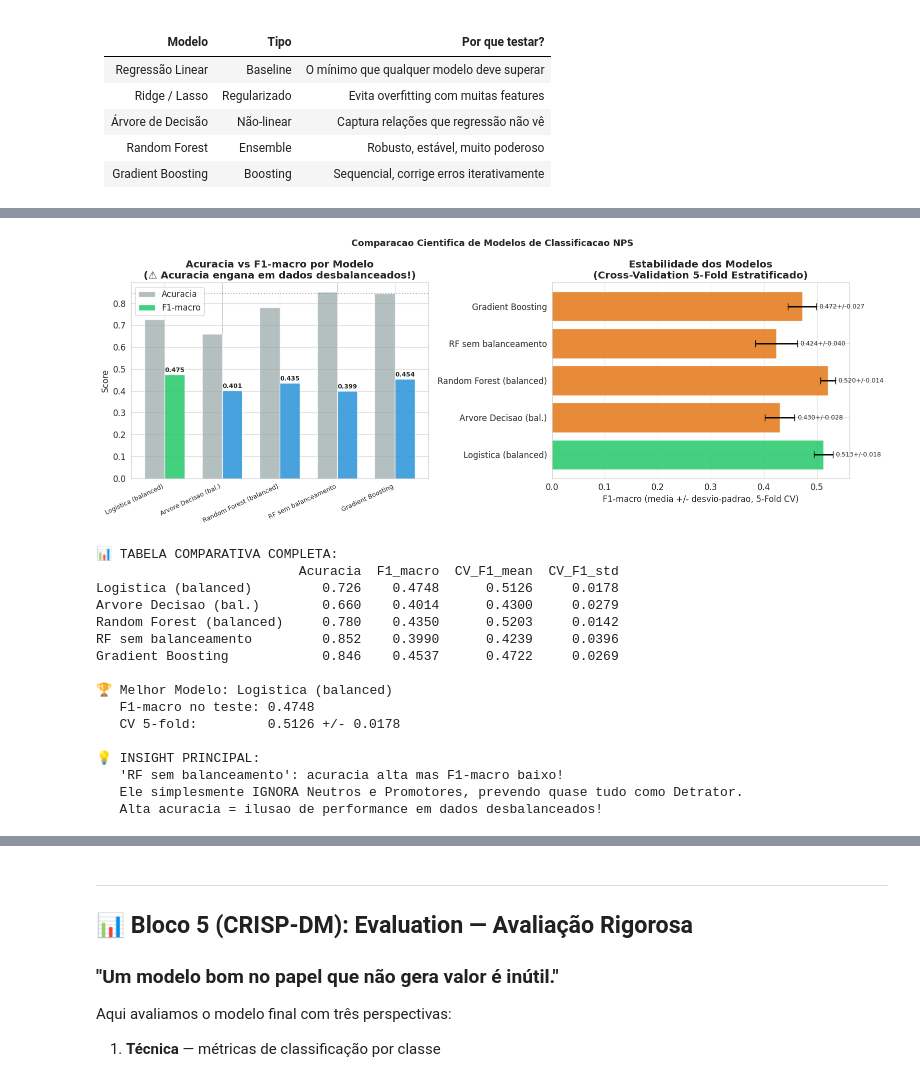
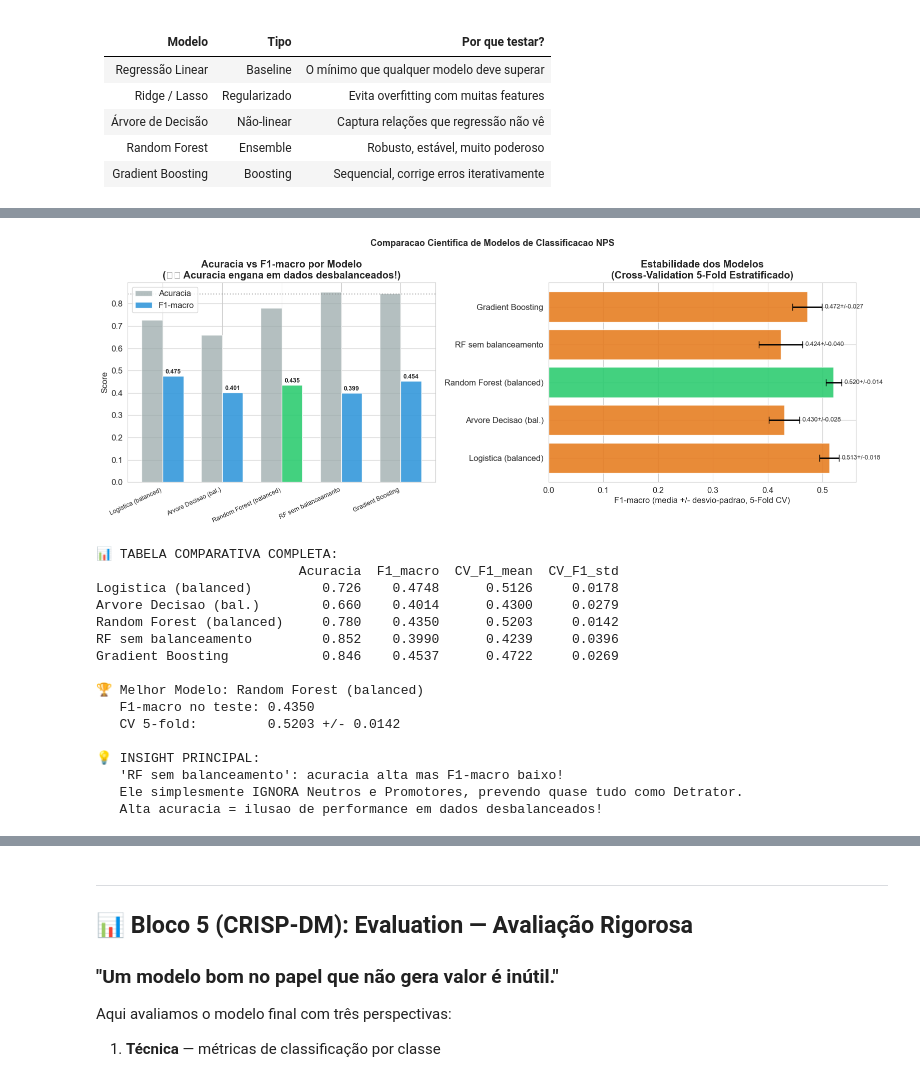
Before and after one commit to luizmaibashi/Tech-Challenge-Fase1-NPS, a Jupyter notebook: notebooks/Tech_challenge_fase1.ipynb, the cells around one changed output, grey strips where cells are left out. Drawn from its saved outputs; the diff is of its cells as text; code cells hidden in the pictures.

```diff
--- a/notebooks/Tech_challenge_fase1.ipynb
+++ b/notebooks/Tech_challenge_fase1.ipynb
@@ -836,7 +855,6 @@ modelos_clf = {
 }
 
 resultados_clf = {}
-melhor_f1, melhor_nome, melhor_mdl = 0, '', None
 
 for nome, mdl in modelos_clf.items():
     mdl.fit(X_tr_s, y_train)
@@ -846,8 +864,19 @@ for nome, mdl in modelos_clf.items():
     cv   = cross_val_score(mdl, X_tr_s, y_train, cv=5, scoring='f1_macro')
     resultados_clf[nome] = dict(Acuracia=acc, F1_macro=f1,
                                 CV_F1_mean=cv.mean(), CV_F1_std=cv.std())
-    if f1 > melhor_f1:
-        melhor_f1, melhor_nome, melhor_mdl = f1, nome, mdl
+
+# Selecao do melhor modelo: por CV_F1_mean (media de 5 folds), nao pelo
+# F1 do holdout unico. Por que: um unico split treino/teste e ruidoso
+# (depende de quais amostras caem no teste); a media de 5 folds e uma
+# estimativa mais estavel da performance real. Corrigido em 2026-09-09
+# (Ticket 0010) — a versao anterior escolhia por F1 do holdout e reportava
+# 'Logistica' como melhor modelo, mas as celulas seguintes (leakage e
+# pipeline de producao) usavam Random Forest de qualquer jeito, sem
+# explicar a divergencia. Por CV, Random Forest de fato vence.
+
+melhor_nome = max(resultados_clf, key=lambda n: resultados_clf[n]['CV_F1_mean'])
+melhor_f1   = resultados_clf[melhor_nome]['F1_macro']
+melhor_mdl  = modelos_clf[melhor_nome]
 
 df_clf = pd.DataFrame(resultados_clf).T
 
@@ -871,34 +900,34 @@ for bar in bars2:
                  f'{bar.get_height():.3f}', ha='center', va='bottom', fontsize=9, fontweight='bold')
 
 cv_means = df_clf['CV_F1_mean'].values
 cv_stds  = df_clf['CV_F1_std'].values
 cores_cv = ['#2ecc71' if n == melhor_nome else '#e67e22' for n in nomes_clf]
 axes[1].barh(nomes_clf, cv_means, xerr=cv_stds, color=cores_cv,
              error_kw={'elinewidth': 2, 'capsize': 5}, edgecolor='white', alpha=0.9)
 axes[1].set_xlabel('F1-macro (media +/- desvio-padrao, 5-Fold CV)')
 axes[1].set_title('Estabilidade dos Modelos\n(Cross-Validation 5-Fold Estratificado)',
                   fontweight='bold')
 for i, (m, s) in enumerate(zip(cv_means, cv_stds)):
     axes[1].text(m + s + 0.005, i, f'{m:.3f}+/-{s:.3f}', va='center', fontsize=9)
 
 plt.suptitle('Comparacao Cientifica de Modelos de Classificacao NPS',
              fontsize=13, fontweight='bold')
 plt.tight_layout()
 plt.show()
 
 print("📊 TABELA COMPARATIVA COMPLETA:")
 print(df_clf.round(4).to_string())
 print()
 print(f"🏆 Melhor Modelo: {melhor_nome}")
 print(f"   F1-macro no teste: {melhor_f1:.4f}")
 print(f"   CV 5-fold:         {df_clf.loc[melhor_nome,'CV_F1_mean']:.4f} +/- {df_clf.loc[melhor_nome,'CV_F1_std']:.4f}")
 print()
 print("💡 INSIGHT PRINCIPAL:")
 print("   'RF sem balanceamento': acuracia alta mas F1-macro baixo!")
 print("   Ele simplesmente IGNORA Neutros e Promotores, prevendo quase tudo como Detrator.")
 print("   Alta acuracia = ilusao de performance em dados desbalanceados!")
 # %% [output]
-[figure, old version]
+[figure, new version]
 📊 TABELA COMPARATIVA COMPLETA:
                           Acuracia  F1_macro  CV_F1_mean  CV_F1_std
 Logistica (balanced)         0.726    0.4748      0.5126     0.0178
@@ -907,9 +936,9 @@ Random Forest (balanced)     0.780    0.4350      0.5203     0.0142
 RF sem balanceamento         0.852    0.3990      0.4239     0.0396
 Gradient Boosting            0.846    0.4537      0.4722     0.0269
 
-🏆 Melhor Modelo: Logistica (balanced)
-   F1-macro no teste: 0.4748
-   CV 5-fold:         0.5126 +/- 0.0178
+🏆 Melhor Modelo: Random Forest (balanced)
+   F1-macro no teste: 0.4350
+   CV 5-fold:         0.5203 +/- 0.0142
 
 💡 INSIGHT PRINCIPAL:
    'RF sem balanceamento': acuracia alta mas F1-macro baixo!
```
Also changed, not shown: parts of 19 cells of this notebook.
